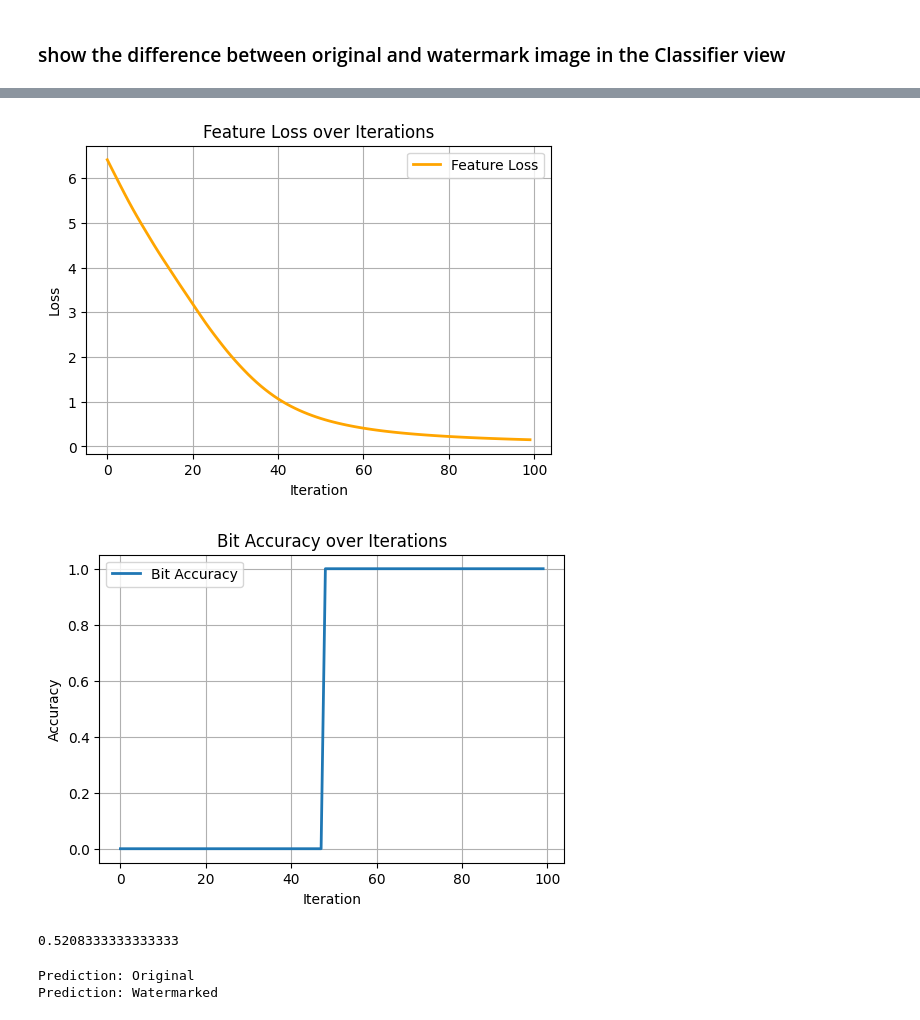
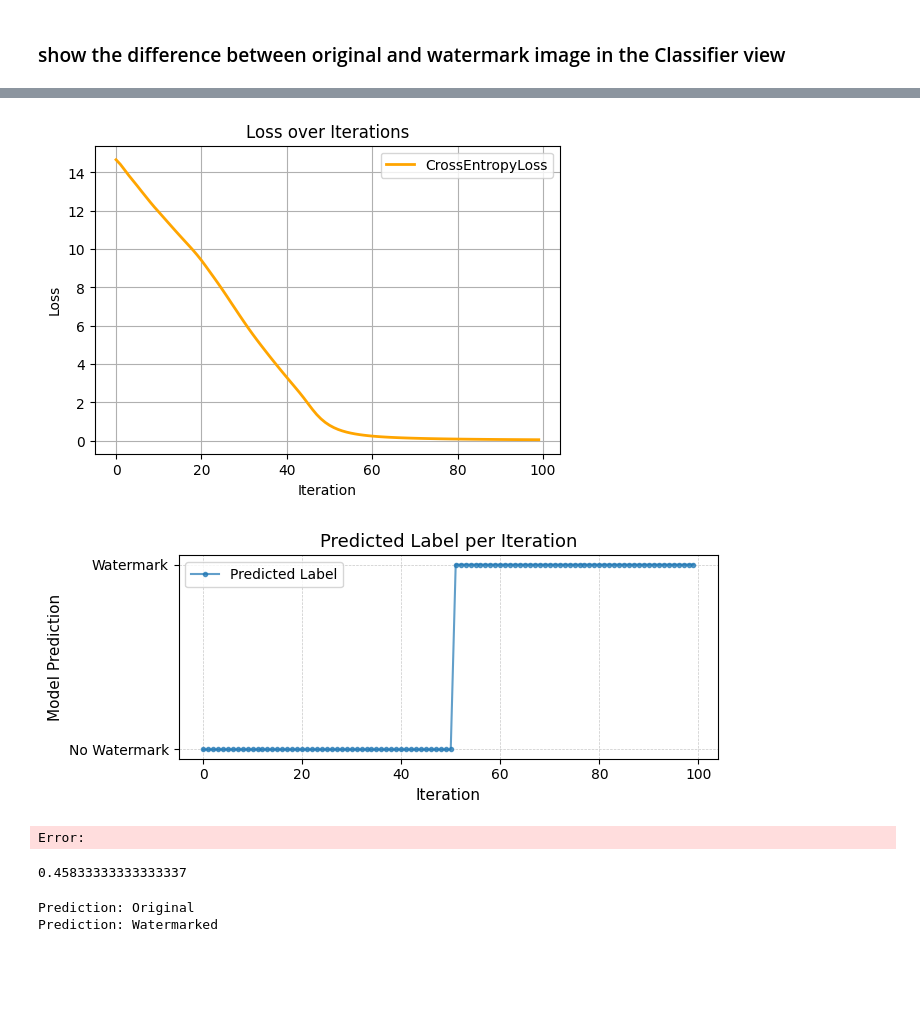
Before and after one commit to Cookieser/WatermarkDetector, a Jupyter notebook: method1.ipynb, the cells around one changed output, grey strips where cells are left out. Drawn from its saved outputs; the diff is of its cells as text; code cells hidden in the pictures; blank space fills up the shorter version.

```diff
--- a/method1.ipynb
+++ b/method1.ipynb
@@ -27,7 +27,7 @@ model = models.resnet18(pretrained=False)
 model.fc = nn.Linear(model.fc.in_features, 2)
 model = model.to(device)
 
-model = torch.load('res/resnet18_watermark_classifier_full_99.pth', map_location=device)
+model = torch.load('res/resnet18_watermark_classifier_full_20.pth', map_location=device)
 model = model.to(device)
 model.eval()
 # %% [output]
@@ -50,7 +50,7 @@ ResNet(
 )
 # %%
 transform = transforms.Compose([
-    transforms.Resize((224, 224)),
+    #transforms.Resize((224, 224)),
     transforms.ToTensor(),
     transforms.Normalize(mean=[0.485, 0.456, 0.406],
                          std=[0.229, 0.224, 0.225])
@@ -133,8 +144,8 @@ msg_extractor = torch.jit.load("models/dec_48b_whit.torchscript.pt").to("cuda")
 key = '111010110101000001010111010011010100010000100111'
 
 args = SimpleNamespace(
-    r=1,
-    lr=0.001,
+    r=2,
+    lr=0.01,
     epsilon=0.01,
     iteration=100
 )
@@ -168,40 +179,48 @@ iter:99   loss:0.1506  P(cls=1):1.000 watermark_acc:0.562500
 # %%
 import matplotlib.pyplot as plt
 # Feature Loss
 plt.figure(figsize=(6, 4))
-plt.plot(diff_list, label="Feature Loss", color='orange', linewidth=2)
+plt.plot(diff_list, label="CrossEntropyLoss", color='orange', linewidth=2)
 plt.xlabel("Iteration")
 plt.ylabel("Loss")
-plt.title("Feature Loss over Iterations")
+plt.title("Loss over Iterations")
 plt.grid(True)
 plt.legend()
 plt.show()
 
-# Bit Accuracy
-plt.figure(figsize=(6, 4))
-plt.plot(acc_list, label="Bit Accuracy", linewidth=2)
-plt.xlabel("Iteration")
-plt.ylabel("Accuracy")
-plt.title("Bit Accuracy over Iterations")
-plt.grid(True)
+plt.figure(figsize=(7, 3))
+plt.plot(acc_list, 'o-', label="Predicted Label", markersize=3, alpha=0.7)
+
+plt.xlabel("Iteration", fontsize=11)
+plt.ylabel("Model Prediction", fontsize=11)
+plt.title("Predicted Label per Iteration", fontsize=13)
+
+plt.grid(True, linestyle='--', linewidth=0.5, alpha=0.7)
 plt.legend()
+plt.ylim(-0.05, 1.05)
+plt.yticks([0, 1], ["No Watermark", "Watermark"], fontsize=10)
+plt.xticks(fontsize=10)
+
+plt.subplots_adjust(left=0.15, right=0.95)
+plt.tight_layout()
 plt.show()
 # %% [output]
-[figure, old version]
+[figure, new version]
-[figure, old version]
+[figure, new version]
+Error:
 # %%
 from stable_signature_util import *
 orig_path = "forged_img.png"
 to_tensor = transforms.Compose([
-    transforms.Resize((224, 224)),
     transforms.ToTensor(),
+    transforms.Normalize(mean=[0.485, 0.456, 0.406],std=[0.229, 0.224, 0.225]),
 ])
 
 img = to_tensor(Image.open(orig_path)).unsqueeze(0).float()
 mes = watermark_decoder(msg_extractor,img)
 computer_acc(mes,key)
 # %% [output]
-0.5208333333333333
+0.45833333333333337
 # %%
 original_path = "original_img.png"
 result = predict_image(original_path)
```
Also changed, not shown: parts of 4 cells of this notebook, 2 other files.
